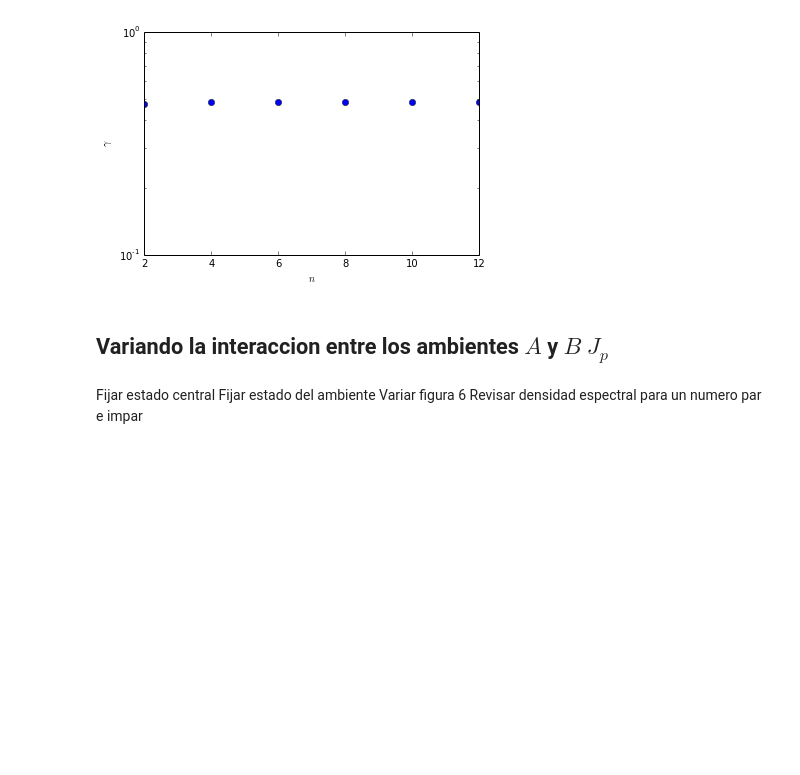
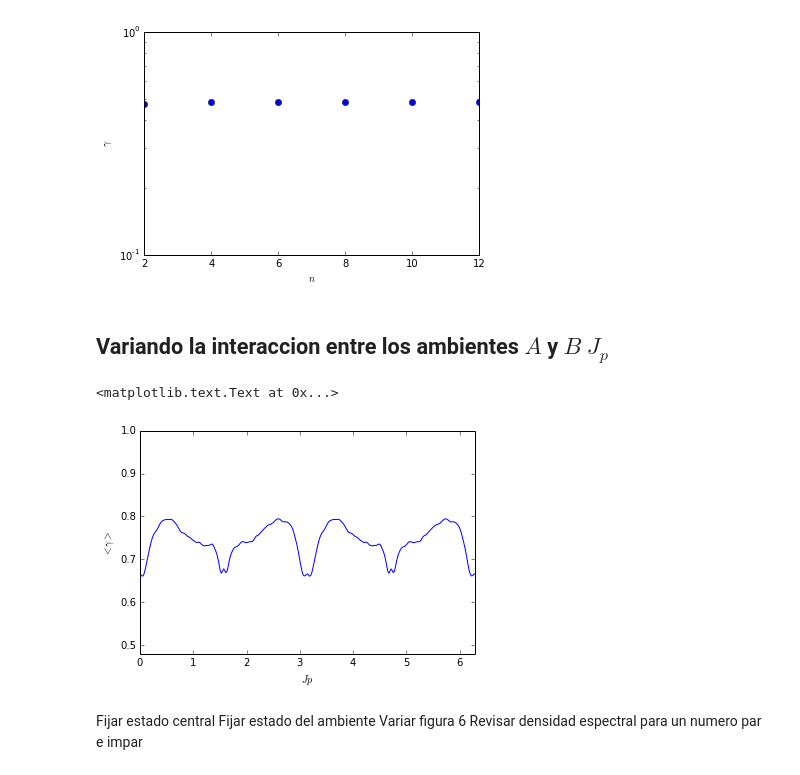
Before and after one commit to evalvarez12/qubits-CUDA, a Jupyter notebook: Purity.ipynb, the cells around one changed output. Drawn from its saved outputs; the diff is of its cells as text; code cells hidden in the pictures; blank space fills up the shorter version.

```diff
--- a/Purity.ipynb
+++ b/Purity.ipynb
@@ -97,12 +97,15 @@ q=13
 # %%
 Jmap = loadtxt("purity_overJ.dat")
 Jmap = Jmap.transpose()
-axis([0,pi/2,.48,1])
+axis([0,2*pi,.48,1])
 plot(Jmap[0],Jmap[1])
 #plot(Jmap[0],Jmap[2]+ 0.6)
 xlabel("$Jp$")
 ylabel("$<\gamma>$")
 #text(0.8,.8,'$nqubits=10$',fontsize=18)
+# %% [output]
+<matplotlib.text.Text at 0x...>
+[figure, added]
 # %% [markdown]
 Fijar estado central
 Fijar estado del ambiente
```
Also changed, not shown: parts of 4 cells of this notebook, 6 other files.
